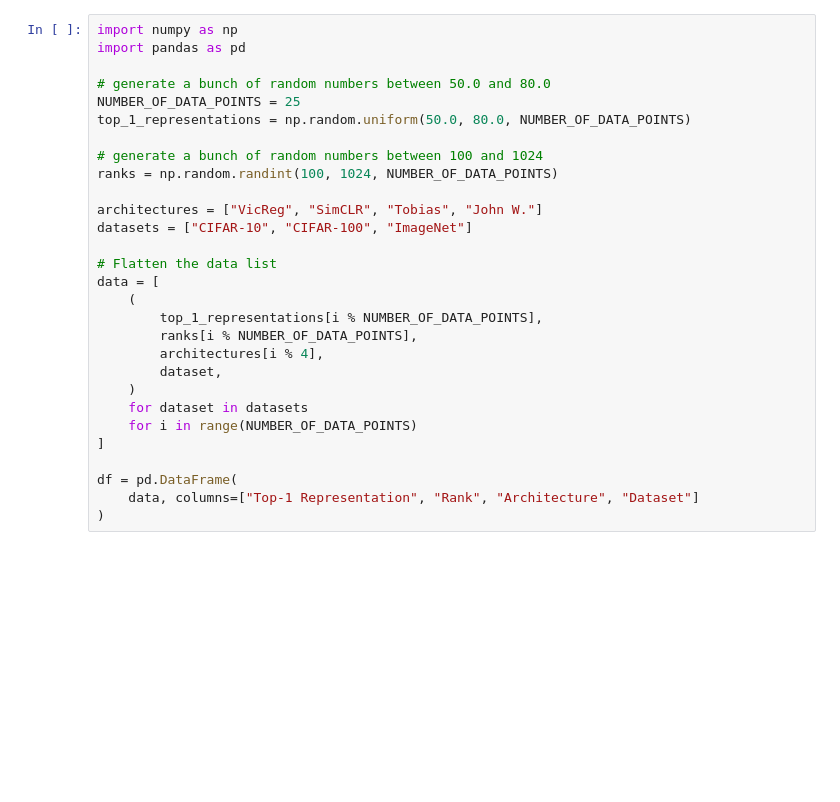
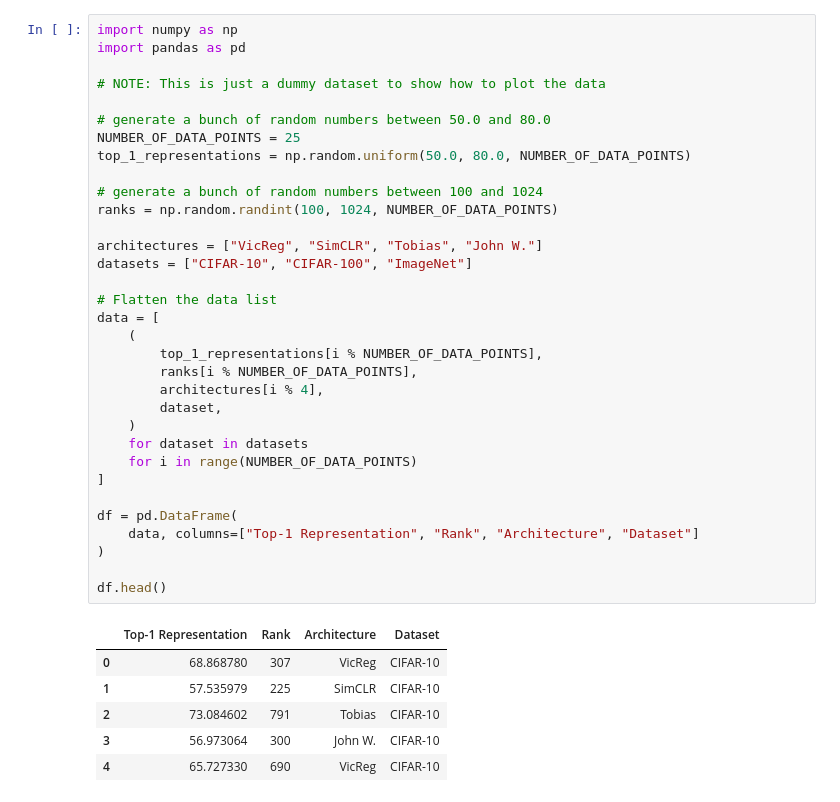
Before and after one commit to johnwikman/rankme-reprod, a Jupyter notebook: notebooks/plotting.ipynb, the cells around one changed output. Drawn from its saved outputs; the diff is of its cells as text; blank space fills up the shorter version.

```diff
--- a/notebooks/plotting.ipynb
+++ b/notebooks/plotting.ipynb
@@ -1,32 +1,43 @@
 # %%
 import numpy as np
 import pandas as pd
+
+# NOTE: This is just a dummy dataset to show how to plot the data
 
 # generate a bunch of random numbers between 50.0 and 80.0
 NUMBER_OF_DATA_POINTS = 25
 top_1_representations = np.random.uniform(50.0, 80.0, NUMBER_OF_DATA_POINTS)
 
 # generate a bunch of random numbers between 100 and 1024
 ranks = np.random.randint(100, 1024, NUMBER_OF_DATA_POINTS)
 
 architectures = ["VicReg", "SimCLR", "Tobias", "John W."]
 datasets = ["CIFAR-10", "CIFAR-100", "ImageNet"]
 
 # Flatten the data list
 data = [
     (
         top_1_representations[i % NUMBER_OF_DATA_POINTS],
         ranks[i % NUMBER_OF_DATA_POINTS],
         architectures[i % 4],
         dataset,
     )
     for dataset in datasets
     for i in range(NUMBER_OF_DATA_POINTS)
 ]
 
 df = pd.DataFrame(
     data, columns=["Top-1 Representation", "Rank", "Architecture", "Dataset"]
 )
+
+df.head()
+# %% [output]
+|  | Top-1 Representation | Rank | Architecture | Dataset |
+| 0 | 68.868780 | 307 | VicReg | CIFAR-10 |
+| 1 | 57.535979 | 225 | SimCLR | CIFAR-10 |
+| 2 | 73.084602 | 791 | Tobias | CIFAR-10 |
+| 3 | 56.973064 | 300 | John W. | CIFAR-10 |
+| 4 | 65.727330 | 690 | VicReg | CIFAR-10 |
 # %%
 import matplotlib.pyplot as plt
 import seaborn as sns
```
Also changed, not shown: parts of 1 cell of this notebook, 5 other files.
